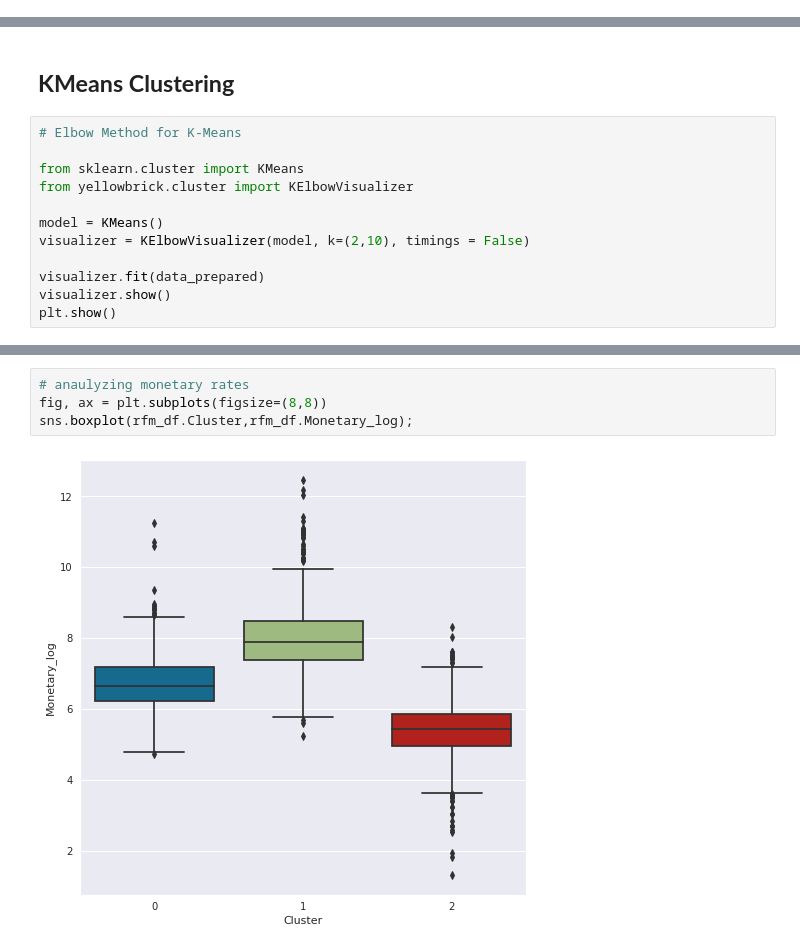
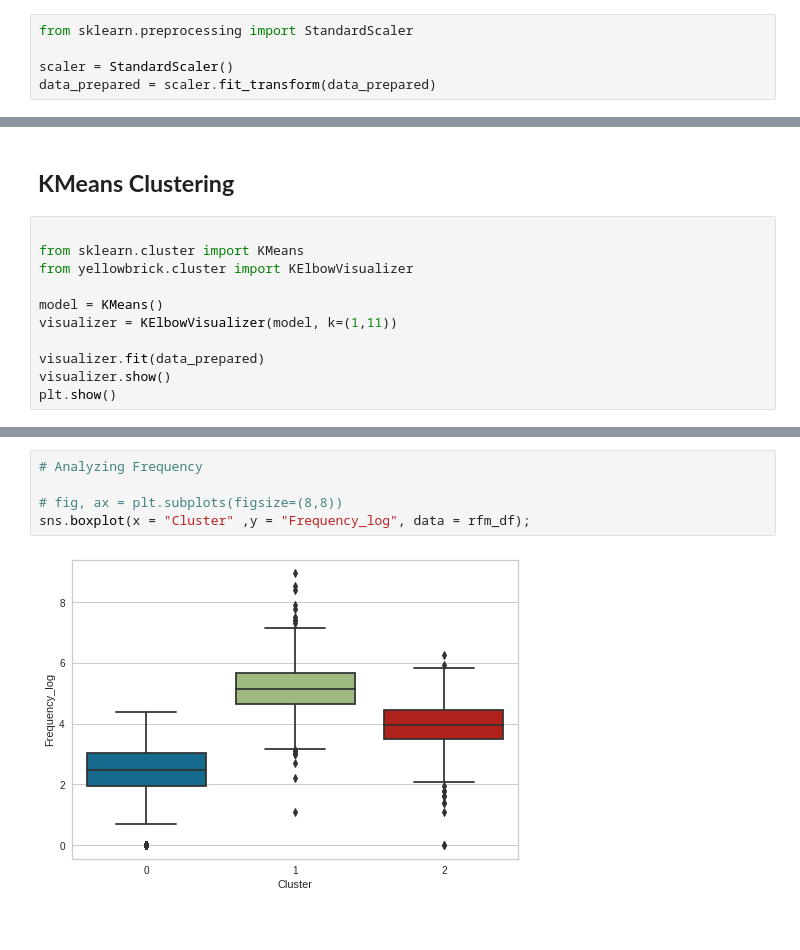
Before and after one commit to RupeshSharma14/Online-Retail-Customer-Segmentation, a Jupyter notebook: Online_Retail_Customer_Segmentation.ipynb, the cells around one changed output, grey strips where cells are left out. Cells and saved outputs as stored; diff of their text form.

```diff
--- a/Online_Retail_Customer_Segmentation.ipynb
+++ b/Online_Retail_Customer_Segmentation.ipynb
@@ -570,15 +568,19 @@ data_prepared.shape
+# %%
+from sklearn.preprocessing import StandardScaler
+
+scaler = StandardScaler()
+data_prepared = scaler.fit_transform(data_prepared)
 # %% [markdown]
 # **RFM Modelling**
 # %% [markdown]
 ## **KMeans Clustering**
 # %%
-# Elbow Method for K-Means
 
 from sklearn.cluster import KMeans
 from yellowbrick.cluster import KElbowVisualizer
 
 model = KMeans()
-visualizer = KElbowVisualizer(model, k=(2,10), timings = False)
+visualizer = KElbowVisualizer(model, k=(1,11))
 
 visualizer.fit(data_prepared)
 visualizer.show()
@@ -666,7 +659,8 @@ sns.boxplot(rfm_df.Cluster,rfm_df.Recency_log);
 # %%
-# anaulyzing monetary rates
-fig, ax = plt.subplots(figsize=(8,8))
-sns.boxplot(rfm_df.Cluster,rfm_df.Monetary_log);
+# Analyzing Frequency
+
+# fig, ax = plt.subplots(figsize=(8,8))
+sns.boxplot(x = "Cluster" ,y = "Frequency_log", data = rfm_df);
 # %% [output]
-[figure, old version]
+[figure, new version]
 # %%
```
Also changed, not shown: parts of 30 cells of this notebook.
